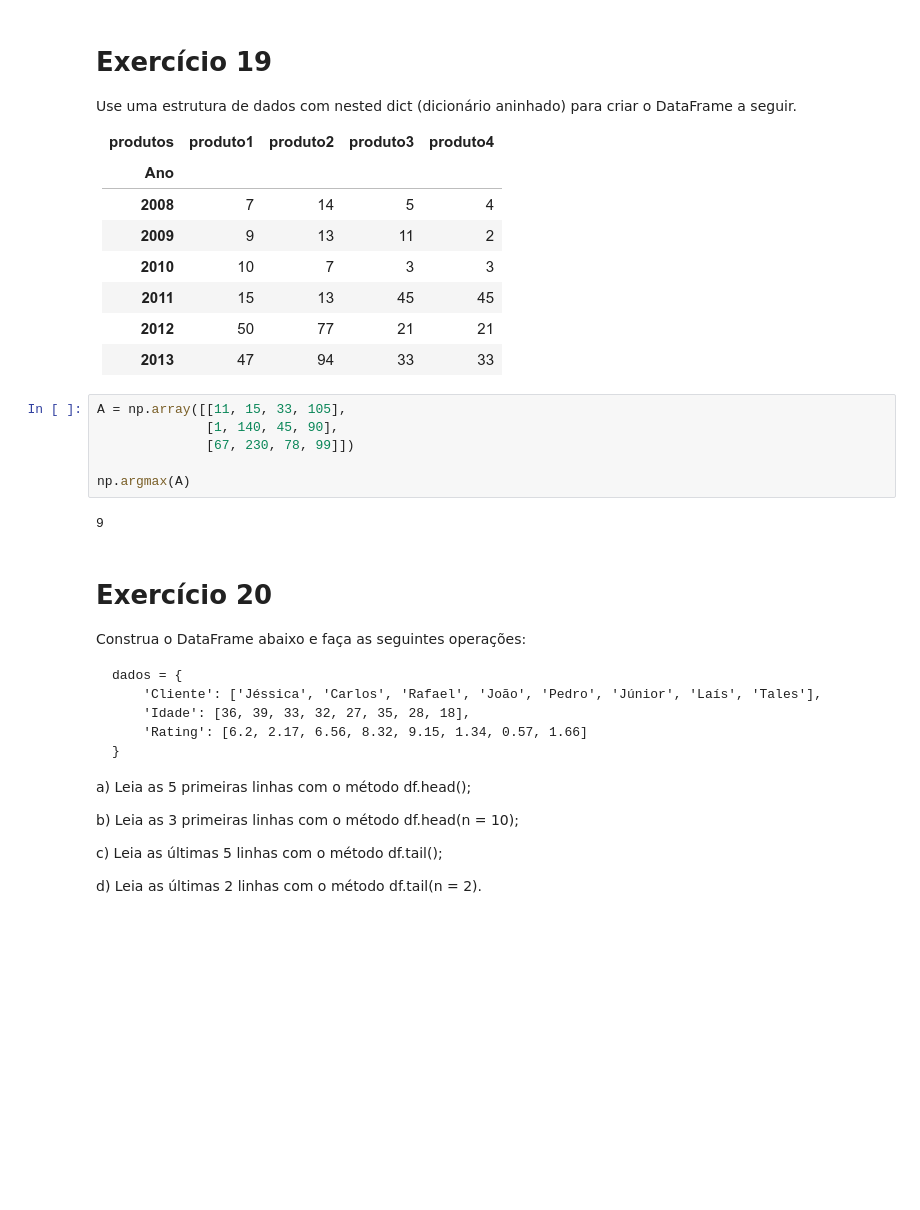
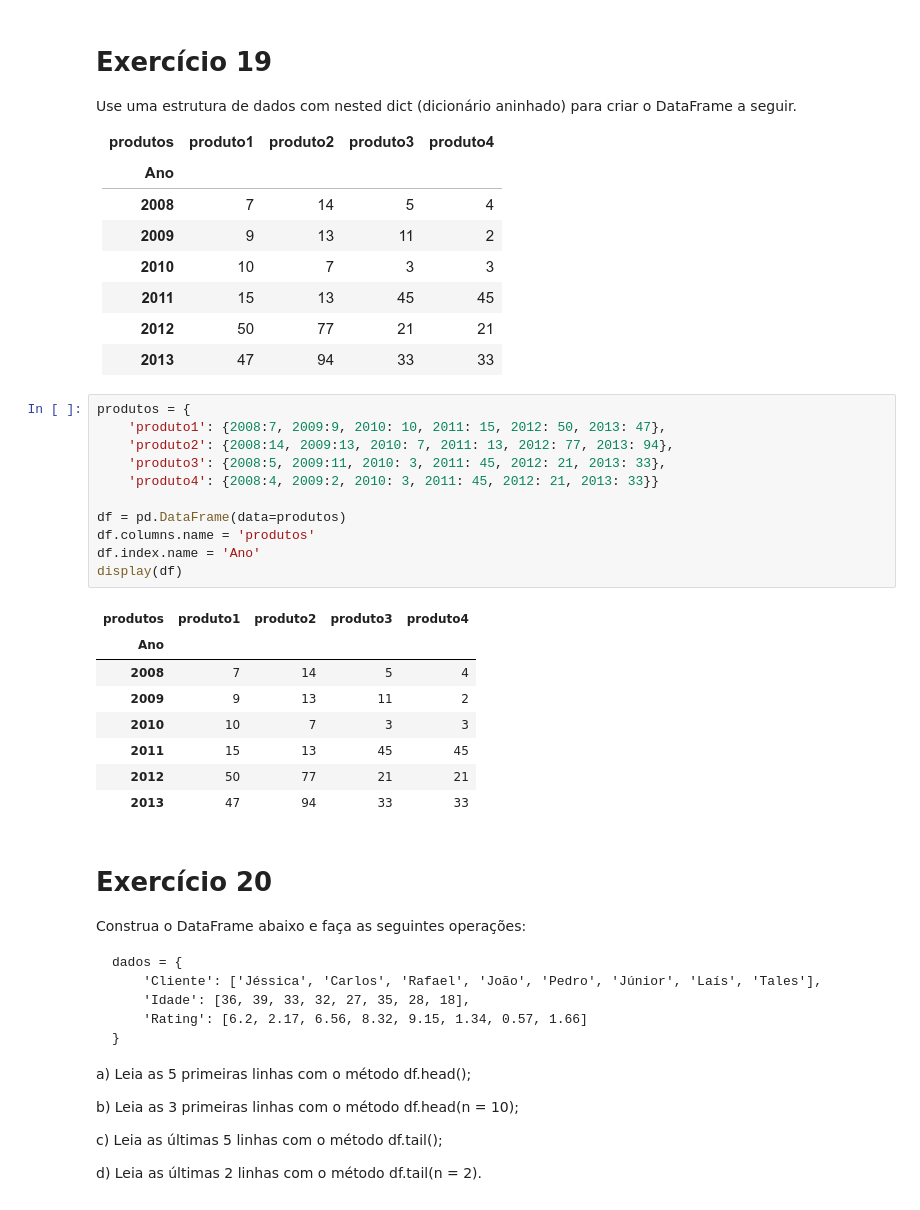
Before and after one commit to carlosedlucas/Curso_Udemy_Data_Science_com_Python, a Jupyter notebook: Pandas/1 - Introducao.ipynb, the cells around one changed output. Cells and saved outputs as stored; diff of their text form; blank space fills up the shorter version.

```diff
--- a/Pandas/1 - Introducao.ipynb
+++ b/Pandas/1 - Introducao.ipynb
@@ -916,14 +910,26 @@ Matriz de correlação 0.07696748417977765
 Use uma estrutura de dados com nested dict (dicionário aninhado) para criar o DataFrame a seguir.
 
 ![image.png](attachment:image.png)
-# %%
-A = np.array([[11, 15, 33, 105],
-              [1, 140, 45, 90],
-              [67, 230, 78, 99]])
-
-np.argmax(A)
-# %% [output]
-9
+# %%
+produtos = {
+    'produto1': {2008:7, 2009:9, 2010: 10, 2011: 15, 2012: 50, 2013: 47},
+    'produto2': {2008:14, 2009:13, 2010: 7, 2011: 13, 2012: 77, 2013: 94},
+    'produto3': {2008:5, 2009:11, 2010: 3, 2011: 45, 2012: 21, 2013: 33},
+    'produto4': {2008:4, 2009:2, 2010: 3, 2011: 45, 2012: 21, 2013: 33}}
+
+df = pd.DataFrame(data=produtos)
+df.columns.name = 'produtos'
+df.index.name = 'Ano'
+display(df)
+# %% [output]
+| produtos | produto1 | produto2 | produto3 | produto4 |
+| Ano |  |  |  |  |
+| 2008 | 7 | 14 | 5 | 4 |
+| 2009 | 9 | 13 | 11 | 2 |
+| 2010 | 10 | 7 | 3 | 3 |
+| 2011 | 15 | 13 | 45 | 45 |
+| 2012 | 50 | 77 | 21 | 21 |
+| 2013 | 47 | 94 | 33 | 33 |
 # %% [markdown]
 # Exercício 20
 
```
Also changed, not shown: parts of 19 cells of this notebook.
